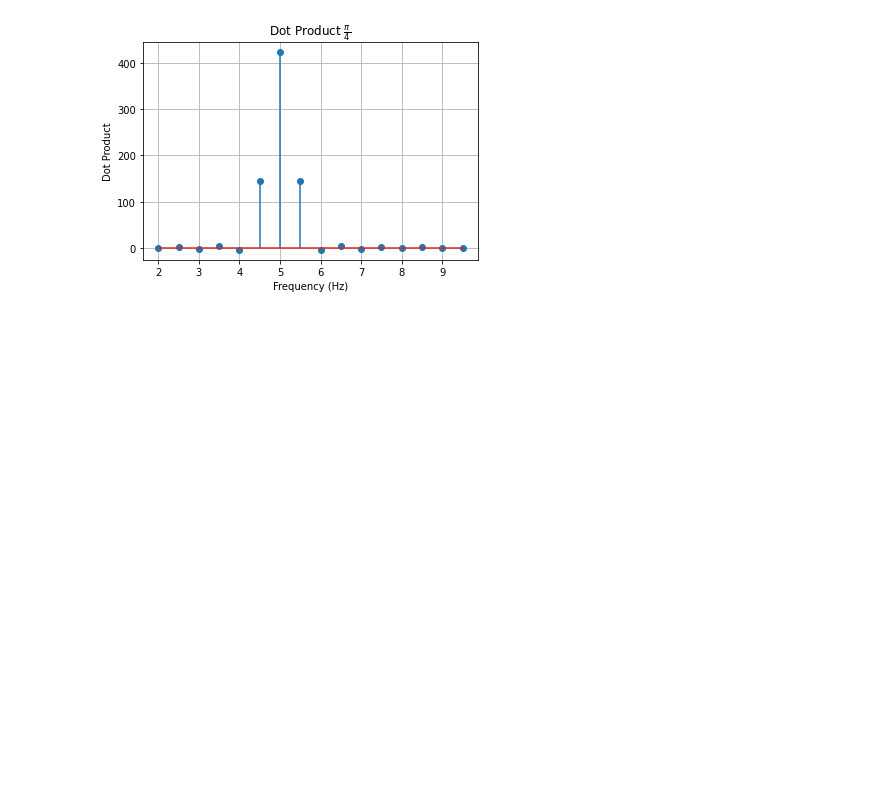
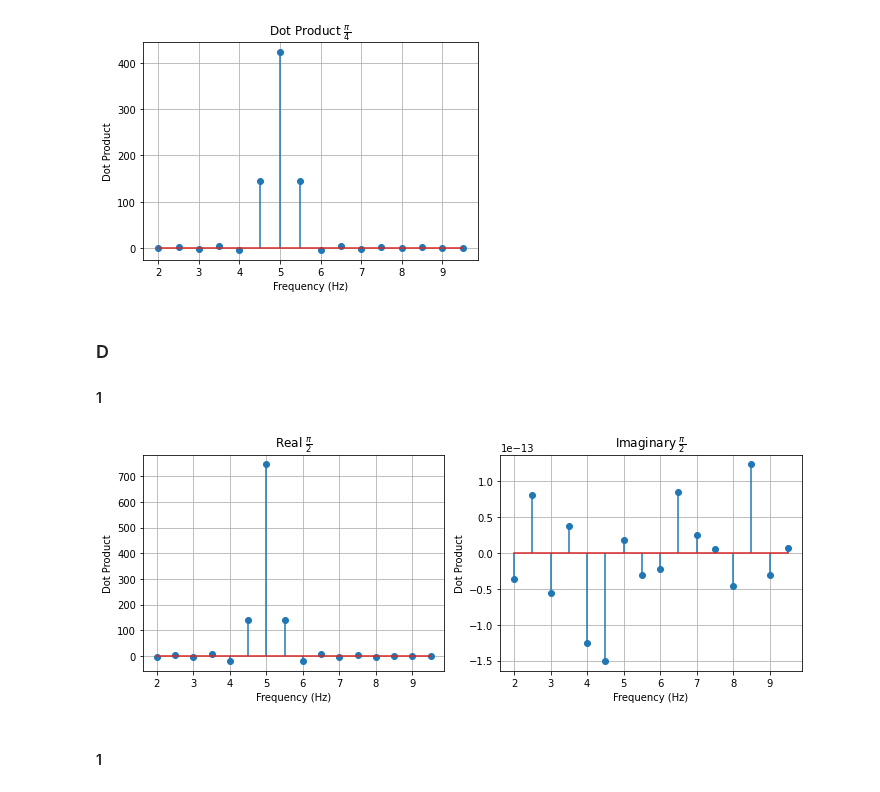
Before and after one commit to SM2A/Signals_and_Systems_Course_Projects, a Jupyter notebook: CA2/Source/1 - Intro to Fourier Transform.ipynb, the cells around one changed output. Saved outputs shown, nothing was run; the diff lists cells and outputs as text; code cells hidden in the pictures; blank space fills up the shorter version.

```diff
--- a/CA2/Source/1 - Intro to Fourier Transform.ipynb
+++ b/CA2/Source/1 - Intro to Fourier Transform.ipynb
@@ -178,3 +178,31 @@ plot.grid()
 plot.show()
 # %% [output]
 [figure]
+# %% [markdown]
+### D
+
+#### 1
+# %%
+y = numpy.sin(2 * numpy.pi * 5 * x + (numpy.pi / 2)) * numpy.exp((-1) * (x**2))
+wave = [numpy.vdot(y, numpy.exp(1.j * 2 * numpy.pi * f * x)) for f in freq]
+
+plot.figure(figsize=(10,4))
+
+plot.subplot(1,2,1)
+plot.stem(freq, numpy.real(wave))
+plot.title('Real $\\frac{\pi}{2}$')
+plot.ylabel('Dot Product')
+plot.xlabel('Frequency (Hz)')
+plot.grid()
+
+plot.subplot(1,2,2)
+plot.stem(freq, numpy.imag(wave))
+plot.title('Imaginary $\\frac{\pi}{2}$')
+plot.ylabel('Dot Product')
+plot.xlabel('Frequency (Hz)')
+plot.grid()
+
+plot.tight_layout()
+plot.show()
+# %% [output]
+[figure, added]
@@ -180,0 +231,2 @@ plot.show()
+# %% [markdown]
+#### 1
```
Also changed, not shown: parts of 1 cell of this notebook.
